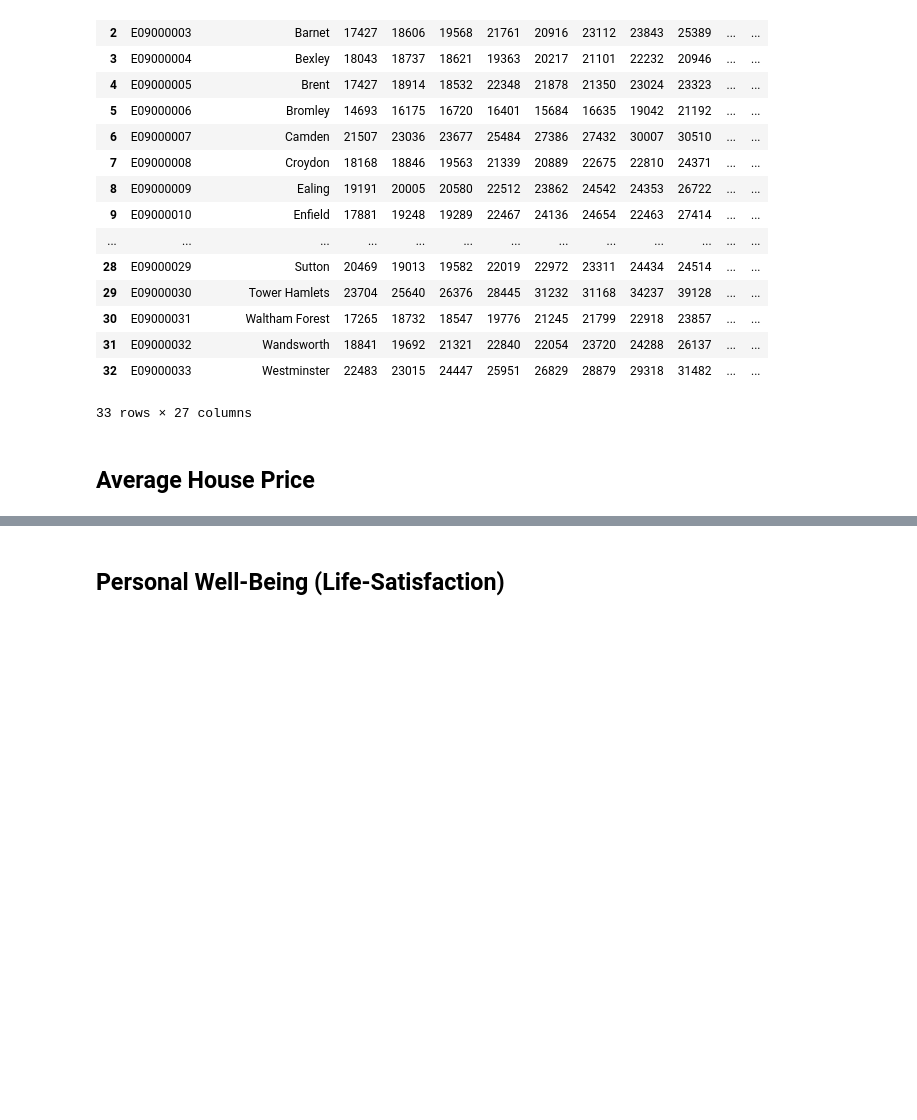
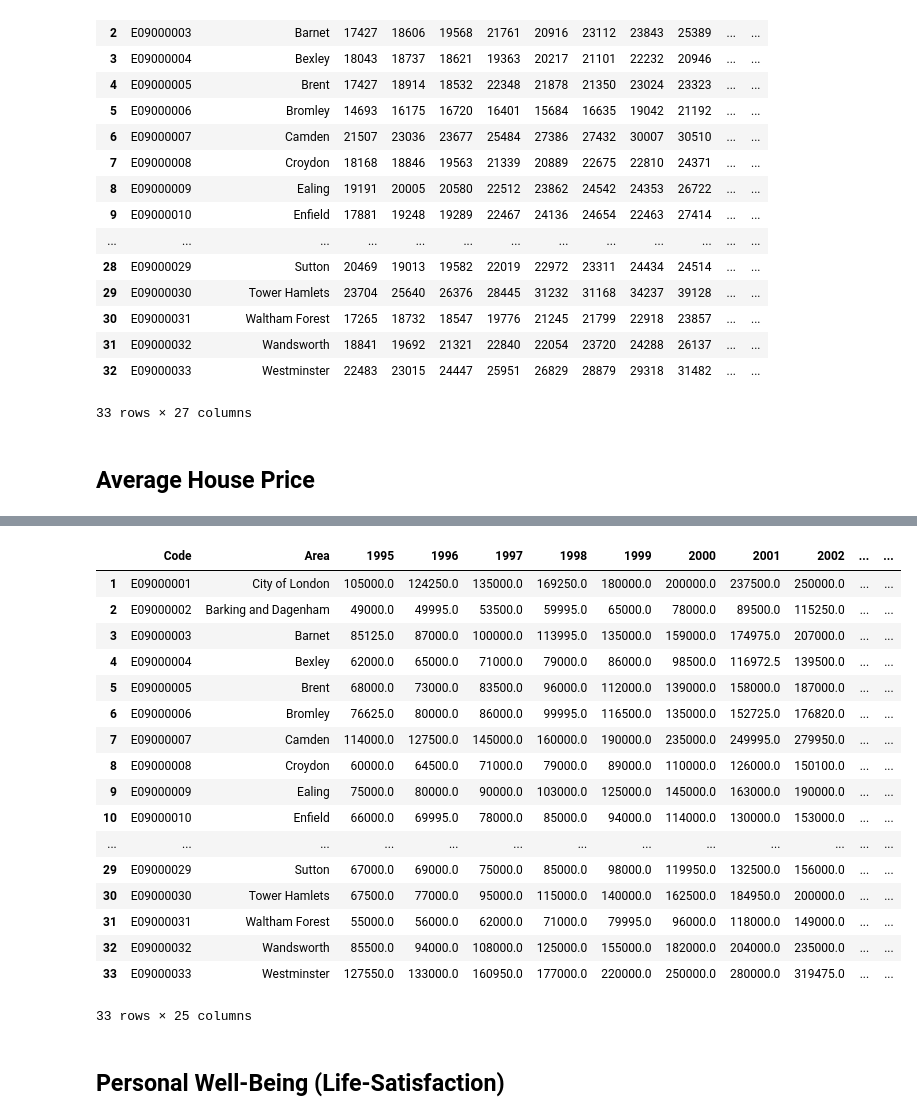
Before and after one commit to MischaRauch/london_house_price_prediction, a Jupyter notebook: meli_reading_data.ipynb, the cells around one changed output, grey strips where cells are left out. Saved outputs shown, nothing was run; the diff lists cells and outputs as text; code cells hidden in the pictures; blank space fills up the shorter version.

```diff
--- a/meli_reading_data.ipynb
+++ b/meli_reading_data.ipynb
@@ -12,7 +12,8 @@ Requirement already satisfied: et-xmlfile in /opt/homebrew/Caskroom/miniconda/ba
 # %% [markdown]
 ##  Average Income
 # %%
-median_gross_anual_earnings = pd.read_excel('data/income.xlsx', sheet_name= '5b')
+# first row is the title so we skip it
+median_gross_anual_earnings = pd.read_excel('data/income.xlsx', skiprows=1,  sheet_name= '5b')
 
 # Keep only london as a region
 median_gross_anual_earnings.drop(median_gross_anual_earnings[median_gross_anual_earnings['Region name '] != 'London'].index, inplace = True)
@@ -26,8 +27,9 @@ median_gross_anual_earnings.rename(columns = {'Name': 'Area'}, inplace= True)
 
 # reset index
 median_gross_anual_earning = median_gross_anual_earnings.reset_index(drop = True)
-areas = median_gross_anual_earning['Area'].tolist()
-median_gross_anual_earning # All areas are listed in the df
+
+#median_gross_anual_earning # All areas are listed
+median_gross_anual_earning
 # %% [output]
 |  | Code | Area | 1997 | 1998 | 1999 | 2000 | 2001 | 2002 | 2003 | 2004 | ... | ... |
 | 0 | E09000001 | City of London | 28181 | 29297 | 33020 | 34903 | 39104 | 39750 | 42128 | 43347 | ... | ... |
@@ -104,2 +54,49 @@ median_house_price
+# %%
+house_price = pd.read_excel('data/house price.xls', sheet_name= 'Median') # Can be changed to Mean
+
+# For every year, apart from 1995, the house price is recorded 4 times a year: Mar, Jun, Sep, and Dec.
+# Because for 1995 only Dec is available, we will choose Dec as the month and remove all entries that don't have it.
+for label in house_price.columns[2:]:
+    #label format = Year Ending Jun 1996
+    lis = list(label.split(" "))
+    length = len(lis)
+
+    # if Month is not Dec, remove column
+    if lis[length -2] != 'Dec':
+        house_price = house_price.drop([label], axis = 1)
+
+    # Additionally, let's rename the column to be consistent, keeping only the year:
+    house_price.rename(columns = {label: lis[length -1]}, inplace= True)
+
+
+# Check if we have all Areas, and if some are not needed --> Remove
+areas = ['City of London', 'Barking and Dagenham', 'Barnet', 'Bexley', 'Brent', 'Bromley', 'Camden', 'Croydon', 'Ealing', 'Enfield', 'Greenwich', 'Hackney', 'Hammersmith and Fulham', 'Haringey', 'Harrow', 'Havering', 'Hillingdon', 'Hounslow', 'Islington', 'Kensington and Chelsea', 'Kingston upon Thames', 'Lambeth', 'Lewisham', 'Merton', 'Newham', 'Redbridge', 'Richmond upon Thames', 'Southwark', 'Sutton', 'Tower Hamlets', 'Waltham Forest', 'Wandsworth', 'Westminster']
+
+for area_london in house_price['Area']:
+    if area_london not in areas:
+        house_price = house_price[house_price['Area']!=area_london]
+
+#Drop rows with NaN: in this case they were empty rows
+house_price = house_price.dropna()
+house_price
+# %% [output]
+|  | Code | Area | 1995 | 1996 | 1997 | 1998 | 1999 | 2000 | 2001 | 2002 | ... | ... |
+| 1 | E09000001 | City of London | 105000.0 | 124250.0 | 135000.0 | 169250.0 | 180000.0 | 200000.0 | 237500.0 | 250000.0 | ... | ... |
+| 2 | E09000002 | Barking and Dagenham | 49000.0 | 49995.0 | 53500.0 | 59995.0 | 65000.0 | 78000.0 | 89500.0 | 115250.0 | ... | ... |
+| 3 | E09000003 | Barnet | 85125.0 | 87000.0 | 100000.0 | 113995.0 | 135000.0 | 159000.0 | 174975.0 | 207000.0 | ... | ... |
+| 4 | E09000004 | Bexley | 62000.0 | 65000.0 | 71000.0 | 79000.0 | 86000.0 | 98500.0 | 116972.5 | 139500.0 | ... | ... |
+| 5 | E09000005 | Brent | 68000.0 | 73000.0 | 83500.0 | 96000.0 | 112000.0 | 139000.0 | 158000.0 | 187000.0 | ... | ... |
+| 6 | E09000006 | Bromley | 76625.0 | 80000.0 | 86000.0 | 99995.0 | 116500.0 | 135000.0 | 152725.0 | 176820.0 | ... | ... |
+| 7 | E09000007 | Camden | 114000.0 | 127500.0 | 145000.0 | 160000.0 | 190000.0 | 235000.0 | 249995.0 | 279950.0 | ... | ... |
+| 8 | E09000008 | Croydon | 60000.0 | 64500.0 | 71000.0 | 79000.0 | 89000.0 | 110000.0 | 126000.0 | 150100.0 | ... | ... |
+| 9 | E09000009 | Ealing | 75000.0 | 80000.0 | 90000.0 | 103000.0 | 125000.0 | 145000.0 | 163000.0 | 190000.0 | ... | ... |
+| 10 | E09000010 | Enfield | 66000.0 | 69995.0 | 78000.0 | 85000.0 | 94000.0 | 114000.0 | 130000.0 | 153000.0 | ... | ... |
+| ... | ... | ... | ... | ... | ... | ... | ... | ... | ... | ... | ... | ... |
+| 29 | E09000029 | Sutton | 67000.0 | 69000.0 | 75000.0 | 85000.0 | 98000.0 | 119950.0 | 132500.0 | 156000.0 | ... | ... |
+| 30 | E09000030 | Tower Hamlets | 67500.0 | 77000.0 | 95000.0 | 115000.0 | 140000.0 | 162500.0 | 184950.0 | 200000.0 | ... | ... |
+| 31 | E09000031 | Waltham Forest | 55000.0 | 56000.0 | 62000.0 | 71000.0 | 79995.0 | 96000.0 | 118000.0 | 149000.0 | ... | ... |
+| 32 | E09000032 | Wandsworth | 85500.0 | 94000.0 | 108000.0 | 125000.0 | 155000.0 | 182000.0 | 204000.0 | 235000.0 | ... | ... |
+| 33 | E09000033 | Westminster | 127550.0 | 133000.0 | 160950.0 | 177000.0 | 220000.0 | 250000.0 | 280000.0 | 319475.0 | ... | ... |
+33 rows × 25 columns
 # %% [markdown]
 ## Personal Well-Being (Life-Satisfaction)
```
Also changed, not shown: parts of 3 cells of this notebook, 5 other files.
